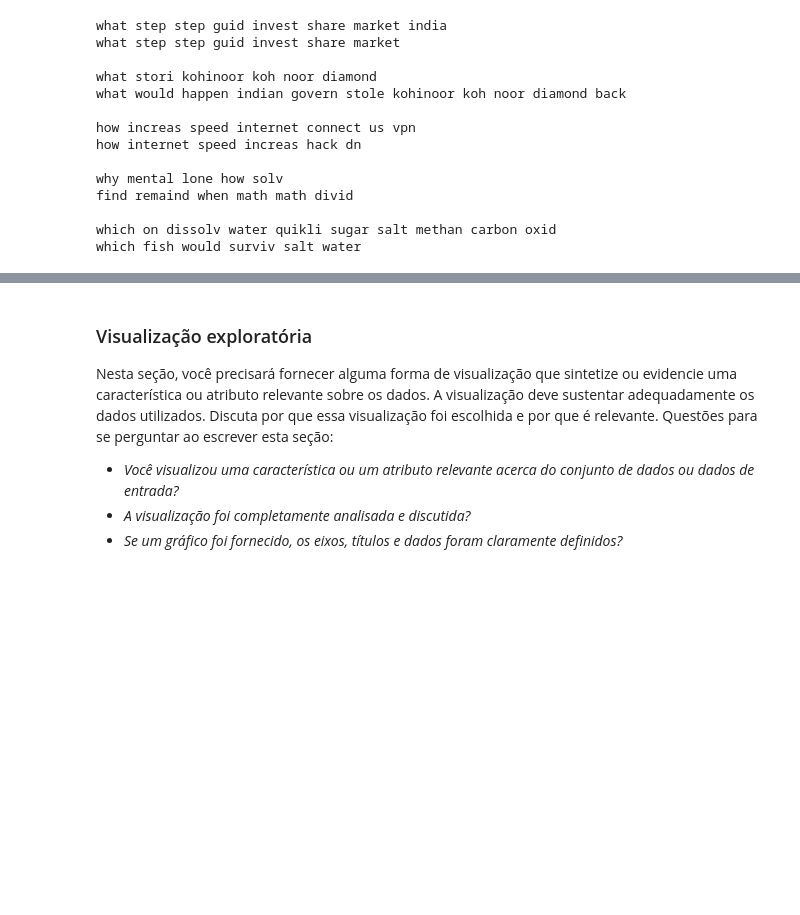
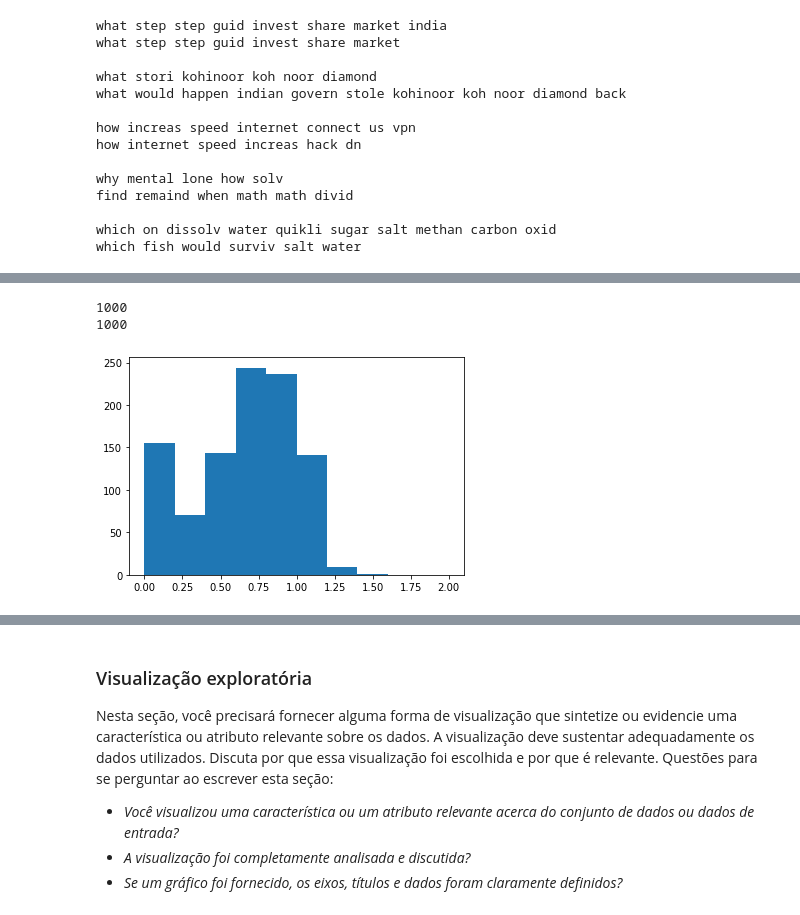
Before and after one commit to pimenta-arthur/quora-question-pairs, a Jupyter notebook: Report.ipynb, the cells around one changed output, grey strips where cells are left out. Drawn from its saved outputs; the diff is of its cells as text; code cells hidden in the pictures; blank space fills up the shorter version.

Commit message:
calc dists and histogram

```diff
--- a/Report.ipynb
+++ b/Report.ipynb
@@ -179,0 +200,2 @@ which fish would surviv salt water
+# %%
+questions = pd.Series(pd.concat([df_train_balanced.question1, df_train_balanced.question2], axis=0).unique())
@@ -179,0 +206,5 @@ which fish would surviv salt water
+# %%
+from sklearn.feature_extraction.text import TfidfVectorizer
+
+vectorizer = TfidfVectorizer()
+vectorizer.fit(questions)
@@ -179,0 +219,17 @@ which fish would surviv salt water
+# %%
+import scipy as sp
+
+def dist_norm(v1, v2):
+    v1_normalized = v1/sp.linalg.norm(v1.toarray())
+    v2_normalized = v2/sp.linalg.norm(v2.toarray())
+    delta = v1_normalized - v2_normalized
+    return sp.linalg.norm(delta.toarray())
+# %%
+is_duplicate_dists = []
+
+for i in range(1000):
+    q1 = df_is_duplicate.iloc[i].question1
+    q2 = df_is_duplicate.iloc[i].question2
+    q1 = vectorizer.transform([q1])
+    q2 = vectorizer.transform([q2])
+    is_duplicate_dists.append(dist_norm(q1, q2))
@@ -179,0 +245,11 @@ which fish would surviv salt water
+# %%
+print(len(is_duplicate_dists))
+print(len(is_not_duplicate_dists))
+# %% [output]
+1000
+1000
+# %%
+plt.hist(is_duplicate_dists, bins = [.0, .2, .4, .6, .8, 1, 1.2, 1.4, 1.6, 1.8, 2])
+plt.show()
+# %% [output]
+[figure, added]
```
Also changed, not shown: parts of 11 cells of this notebook.
